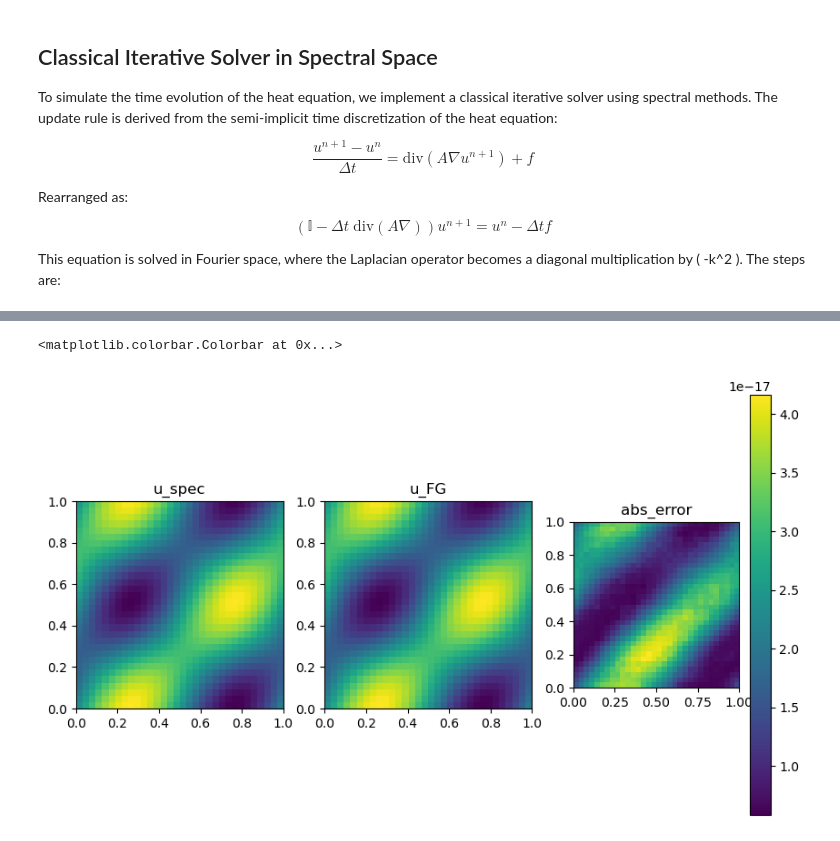
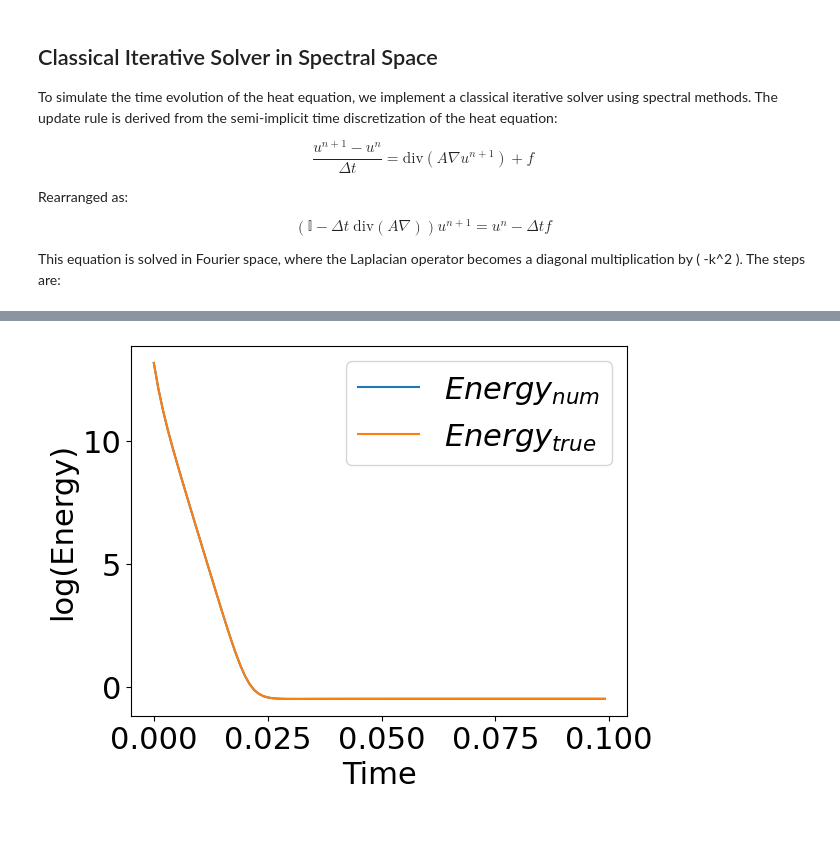
Before and after one commit to Giacomo-Antonioli/QPDE, a Jupyter notebook: DiffusionPDE_spectral.ipynb, the cells around one changed output, grey strips where cells are left out. Saved outputs shown, nothing was run; the diff lists cells and outputs as text; code cells hidden in the pictures.

```diff
--- a/DiffusionPDE_spectral.ipynb
+++ b/DiffusionPDE_spectral.ipynb
@@ -91,14 +94,8 @@ def energy(u):
 # %% [markdown]
 ## Source Term and Initial/Final Conditions
 # %%
-def f(x, y) :
-    return np.cos(2*np.pi *x) * np.sin(-2*np.pi * y)
-
-
 def u_init(x, y):
-    #return f(x, y)*10
     return np.cos(2*np.pi *x) * np.sin(8*np.pi *y) + 2 * np.sin(6*np.pi*y) + 3 * np.sin(10*np.pi *x) * np.cos(12 * np.pi *y)**2
-    #return u_final(x, y)
 # %% [markdown]
 ## Classical Iterative Solver in Spectral Space
 
@@ -188,18 +185,17 @@ def iterative_heat_FG(u_val, f_val, dt):
 # Initialization
 u_spec = u_init(xs, ys)
 u_FG = u_init(xs,ys)
-energy_spec = [energy(u_spec)]
-energy_FG = [energy(u_FG)]
+#energy_spec = [energy(u_spec)]
+#energy_FG = [energy(u_FG)]
+energy_spec = []
+energy_FG = []
 
-for _  in range(40):
+plt.rcParams.update({'font.size': 22})
+
+for _  in range(100):
     u_spec = iterative_heat(u_spec, f(xs, ys), dt=dt)
     u_FG = iterative_heat_FG(u_FG, f(xs, ys), dt=dt)
     energy_spec.append(energy(u_spec))
     energy_FG.append(energy(u_FG))
 
     #u_curr = iterative_heat(u_curr, f_val, dt=dt)
-
-plt.plot(energy_spec, label="energy_spec")
-plt.plot(energy_FG, label="energy_FG")
-plt.legend()
-#plt.savefig("diffusion_energy.png", bbox_inches="tight")
@@ -209,15 +202,13 @@ plt.legend()
-# %%
-plt.figure(figsize=(10, 6))
-plt.subplot(1, 3, 1)
-plt.imshow(u_spec, extent=[x_lb, x_rb, y_lb, y_ub], origin='lower')
-plt.title("u_spec")
-plt.subplot(1, 3, 2)
-plt.imshow(u_FG.real, extent=[x_lb, x_rb, y_lb, y_ub], origin='lower')
-plt.title("u_FG")
-plt.subplot(1, 3, 3)
-plt.imshow(abs(u_spec-u_FG), extent=[x_lb, x_rb, y_lb, y_ub], origin='lower')
-plt.title("abs_error")
-plt.colorbar()
-# %% [output]
-<matplotlib.colorbar.Colorbar at 0x...>
-[figure, removed]
+# %%
+time = dt * np.arange(0, len(energy_spec))
+log_energy_spec = np.log(energy_spec)
+log_energy_FG = np.log(energy_FG)
+plt.plot(time, log_energy_FG, label="$Energy_{num}$")
+plt.plot(time, log_energy_spec, label="$Energy_{true}$")
+plt.ylabel("log(Energy)")
+plt.xlabel("Time")
+plt.legend()
+plt.savefig("Heat2D_energy.png", bbox_inches="tight")
+#plt.savefig("Diffusion2D_energy.png", bbox_inches="tight")
+# %% [output]
+[figure, added]
```
Also changed, not shown: parts of 4 cells of this notebook, 1 other file.
